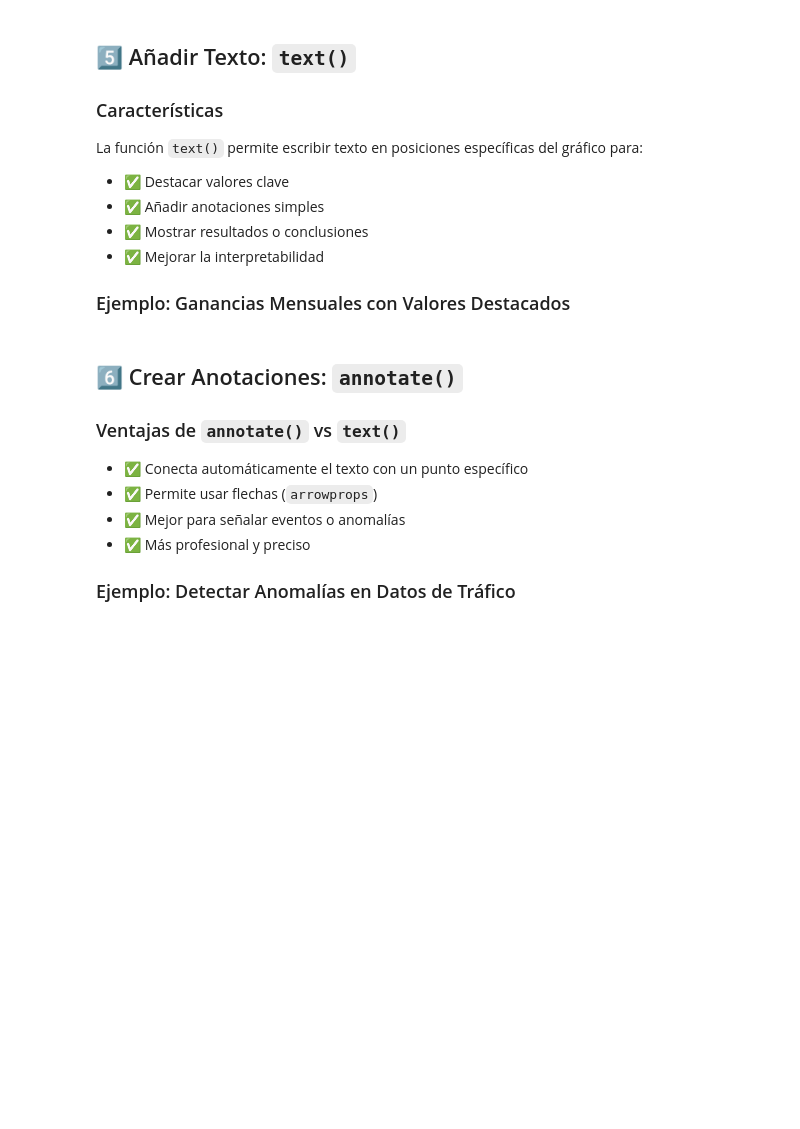
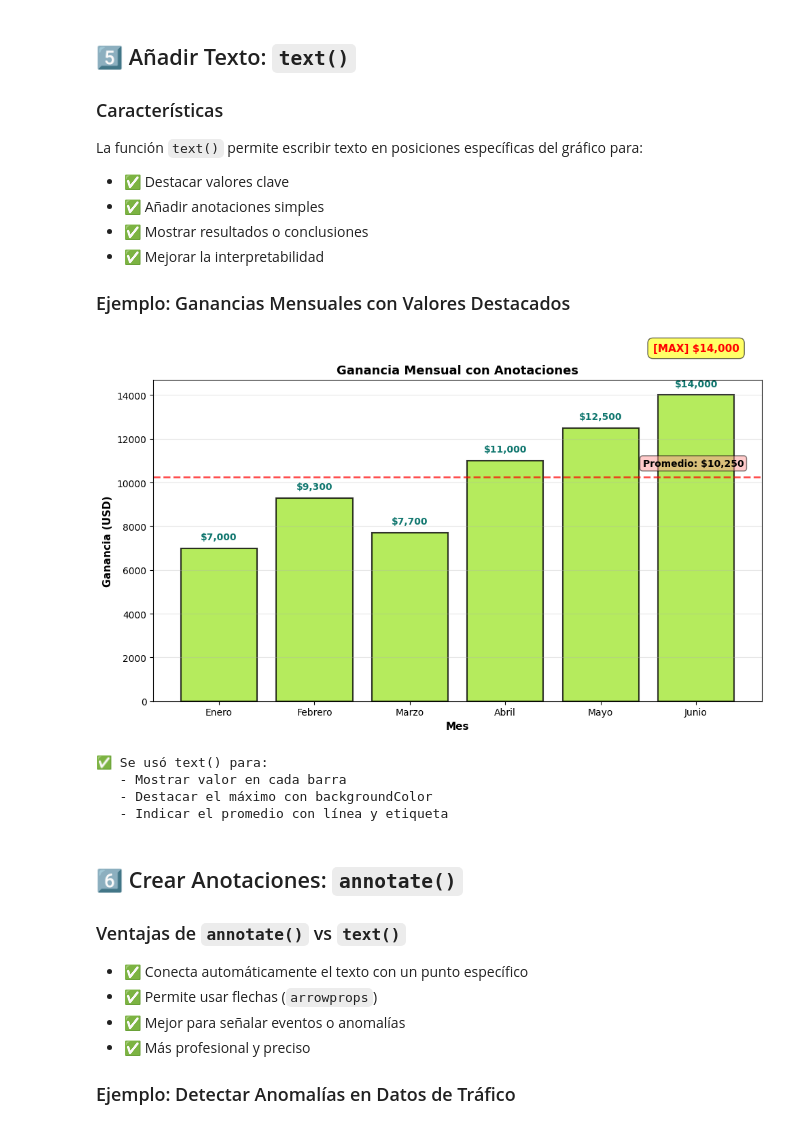
Before and after one commit to MiyoBran/Alura-ONE-G9, a Jupyter notebook: formacion-Aprendiendo-a-hacer-ETL-G9-ONE/07-ia-aplicada-ciencia-datos-uso-ia-construccion-visualizacion-datos/ETL_07_Elementos_Matplotlib.ipynb, the cells around one changed output. Saved outputs shown, nothing was run; the diff lists cells and outputs as text; code cells hidden in the pictures; blank space fills up the shorter version.

```diff
--- a/formacion-Aprendiendo-a-hacer-ETL-G9-ONE/07-ia-aplicada-ciencia-datos-uso-ia-construccion-visualizacion-datos/ETL_07_Elementos_Matplotlib.ipynb
+++ b/formacion-Aprendiendo-a-hacer-ETL-G9-ONE/07-ia-aplicada-ciencia-datos-uso-ia-construccion-visualizacion-datos/ETL_07_Elementos_Matplotlib.ipynb
@@ -218,34 +228,40 @@ barras = plt.bar(df_ventas['mes'], df_ventas['ganancia'],
 for i, (mes, ganancia) in enumerate(zip(df_ventas['mes'], df_ventas['ganancia'])):
     plt.text(i, ganancia + 300, f'${ganancia:,.0f}',
              ha='center', va='bottom', fontsize=10, fontweight='bold',
              color=colores['secondary'])
 
 # Resaltar ganancia máxima
 max_idx = df_ventas['ganancia'].idxmax()
 max_valor = df_ventas['ganancia'].max()
 
-plt.text(max_idx, max_valor + 2000, f'⭐ Max: ${max_valor:,.0f}',
+plt.text(max_idx, max_valor + 2000, f'[MAX] ${max_valor:,.0f}',
          ha='center', fontsize=11, fontweight='bold', color='red',
          bbox=dict(boxstyle='round,pad=0.5', facecolor='yellow', alpha=0.6))
 
 # Añadir referencia de promedio
 promedio = df_ventas['ganancia'].mean()
 plt.axhline(y=promedio, color='red', linestyle='--', linewidth=2, alpha=0.7)
 plt.text(5.5, promedio + 500, f'Promedio: ${promedio:,.0f}',
          ha='right', fontsize=10, fontweight='bold',
          bbox=dict(boxstyle='round', facecolor='#ff9999', alpha=0.5))
 
 plt.xlabel('Mes', fontsize=11, fontweight='bold')
 plt.ylabel('Ganancia (USD)', fontsize=11, fontweight='bold')
 plt.title('Ganancia Mensual con Anotaciones', fontsize=13, fontweight='bold')
 plt.grid(True, axis='y', alpha=0.3)
 plt.tight_layout()
 plt.show()
 
 print("✅ Se usó text() para:")
 print("   - Mostrar valor en cada barra")
 print("   - Destacar el máximo con backgroundColor")
 print("   - Indicar el promedio con línea y etiqueta")
+# %% [output]
+[figure, added]
+✅ Se usó text() para:
+   - Mostrar valor en cada barra
+   - Destacar el máximo con backgroundColor
+   - Indicar el promedio con línea y etiqueta
 # %% [markdown]
 ## 6️⃣ Crear Anotaciones: `annotate()`
 
```
Also changed, not shown: parts of 9 cells of this notebook.
